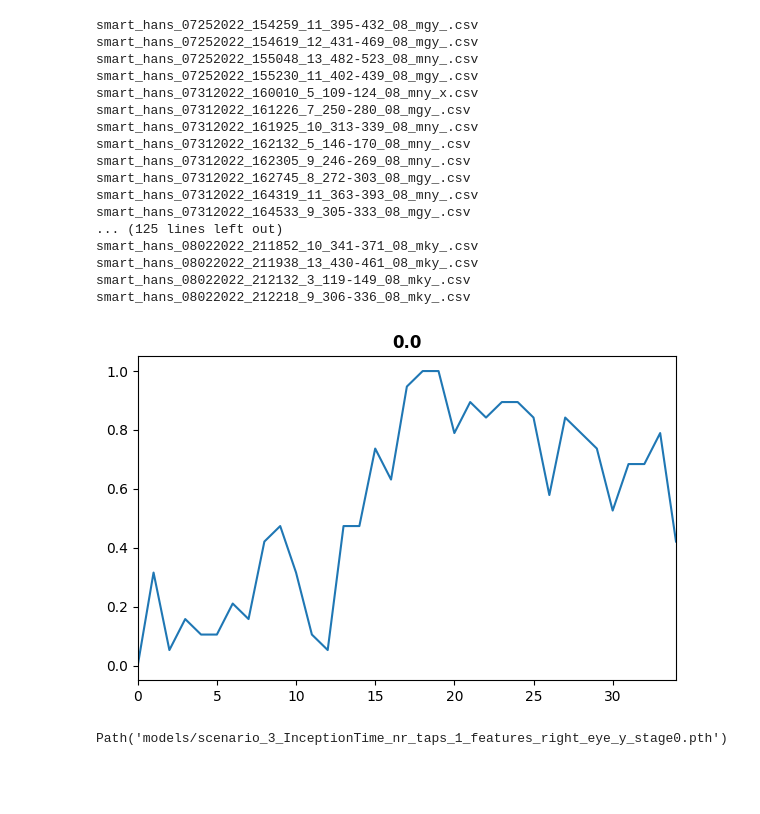
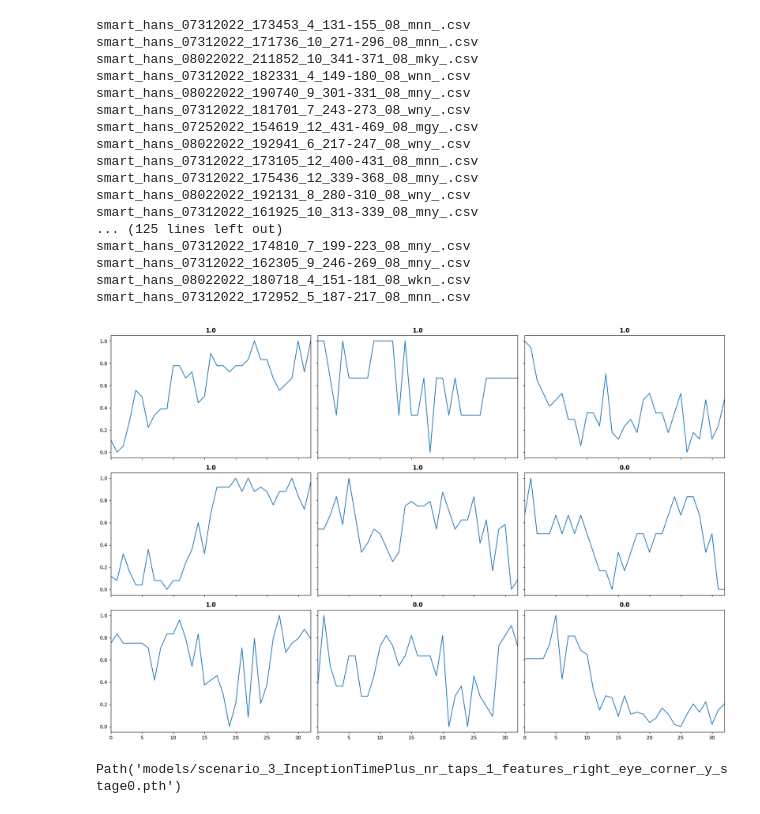
Before and after one commit to a-ludwig/smart_hans, a Jupyter notebook: Machine_learning/tsai_with_real_data_univariate.ipynb, the cells around one changed output. Drawn from its saved outputs; the diff is of its cells as text; code cells hidden in the pictures; blank space fills up the shorter version.

Commit message:
added notes and current state of learning

```diff
--- a/Machine_learning/tsai_with_real_data_univariate.ipynb
+++ b/Machine_learning/tsai_with_real_data_univariate.ipynb
@@ -5,61 +5,61 @@ from datenverarbeitung.dataloader import dataloader
 import datetime
 CUDA_LAUNCH_BLOCKING=1
 
 
 
 num_scenario = 3
 nr_taps = 1
-window_size = 35
-move_by = 10
-model_to_use = "InceptionTime"
-batch_size = 1
-learning_cycles = 7
-features_to_learn_with = ["right_eye_y"]
+tap_size = 33
+move_by = -3
+#batch_size = 1
+learning_cycles = 25
+model_to_use = "InceptionTimePlus"
+features_to_learn_with = ["right_eye_corner_y"]
 feature_list_string = '_'.join(features_to_learn_with)
 
 models_folder = "models"
 plots_folder = "vis/plots"
 save_name = "scenario_{}_{}".format(num_scenario, model_to_use)
 
-dl = dataloader(scenario= num_scenario, path="E:\local_hansi\smart_hans\AP2\Daten\zum_sichten\laeuft", nr_taps=nr_taps, move_window_by=move_by, tap_size=35, feature_list=["right_eye_corner_x"])
+dl = dataloader(scenario= num_scenario, path="/home/adi/cloudy_adlu/smart_hans/AP2/Daten/zum_sichten/laeuft", nr_taps=nr_taps, move_window_by=move_by, tap_size=tap_size, feature_list=features_to_learn_with)
 train, test= dl.train, dl.test
 
 X_test, y_test = df2xy(test, target_col='target')
 X_train, y_train = df2xy(train, target_col='target')
 
 X, y, splits = combine_split_data([X_train, X_test], [y_train, y_test])
 
 tfms  = [None, [Categorize()]]
 dsets = TSDatasets(X, y, tfms=tfms, splits=splits, inplace=True)
 dsets
 
-dls = TSDataLoaders.from_dsets(dsets.train, dsets.valid, bs=1, batch_tfms=[], num_workers=0)
+dls = TSDataLoaders.from_dsets(dsets.train, dsets.valid,  num_workers=0)
 
 dls.show_batch(sharey=True)
 # %% [output]
-smart_hans_07252022_154259_11_395-432_08_mgy_.csv
+smart_hans_07312022_173453_4_131-155_08_mnn_.csv
+smart_hans_07312022_171736_10_271-296_08_mnn_.csv
+smart_hans_08022022_211852_10_341-371_08_mky_.csv
+smart_hans_07312022_182331_4_149-180_08_wnn_.csv
+smart_hans_08022022_190740_9_301-331_08_mny_.csv
+smart_hans_07312022_181701_7_243-273_08_wny_.csv
 smart_hans_07252022_154619_12_431-469_08_mgy_.csv
-smart_hans_07252022_155048_13_482-523_08_mny_.csv
-smart_hans_07252022_155230_11_402-439_08_mgy_.csv
-smart_hans_07312022_160010_5_109-124_08_mny_x.csv
-smart_hans_07312022_161226_7_250-280_08_mgy_.csv
+smart_hans_08022022_192941_6_217-247_08_wny_.csv
+smart_hans_07312022_173105_12_400-431_08_mnn_.csv
+smart_hans_07312022_175436_12_339-368_08_mny_.csv
+smart_hans_08022022_192131_8_280-310_08_wny_.csv
 smart_hans_07312022_161925_10_313-339_08_mny_.csv
-smart_hans_07312022_162132_5_146-170_08_mny_.csv
+... (125 lines left out)
+smart_hans_07312022_174810_7_199-223_08_mny_.csv
 smart_hans_07312022_162305_9_246-269_08_mny_.csv
-smart_hans_07312022_162745_8_272-303_08_mgy_.csv
-smart_hans_07312022_164319_11_363-393_08_mny_.csv
-smart_hans_07312022_164533_9_305-333_08_mgy_.csv
-... (125 lines left out)
-smart_hans_08022022_211852_10_341-371_08_mky_.csv
-smart_hans_08022022_211938_13_430-461_08_mky_.csv
-smart_hans_08022022_212132_3_119-149_08_mky_.csv
-smart_hans_08022022_212218_9_306-336_08_mky_.csv
+smart_hans_08022022_180718_4_151-181_08_wkn_.csv
+smart_hans_07312022_172952_5_187-217_08_mnn_.csv
-[figure, old version]
+[figure, new version]
 # %%
 
 scenario_name_stage0 = save_name+"_nr_taps_{}_features_{}".format(str(nr_taps), feature_list_string)+"_stage0"
-model = InceptionTime(dls.vars, dls.c)
-learn = ts_learner(dls, model, metrics=accuracy, train_metrics=True, lr=0.001)
+model = InceptionTimePlus(dls.vars, dls.c, tap_size)
+learn = Learner(dls, model, metrics=accuracy, lr=0.001)
 learn.save(scenario_name_stage0)
 # %% [output]
-Path('models/scenario_3_InceptionTime_nr_taps_1_features_right_eye_y_stage0.pth')
+Path('models/scenario_3_InceptionTimePlus_nr_taps_1_features_right_eye_corner_y_stage0.pth')
```
Also changed, not shown: parts of 8 cells of this notebook, 1 other file.
